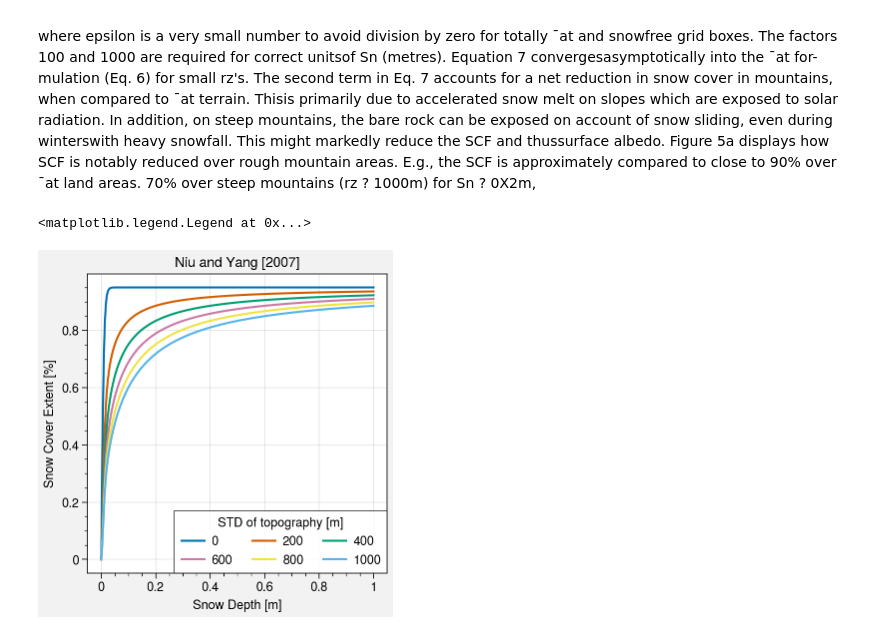
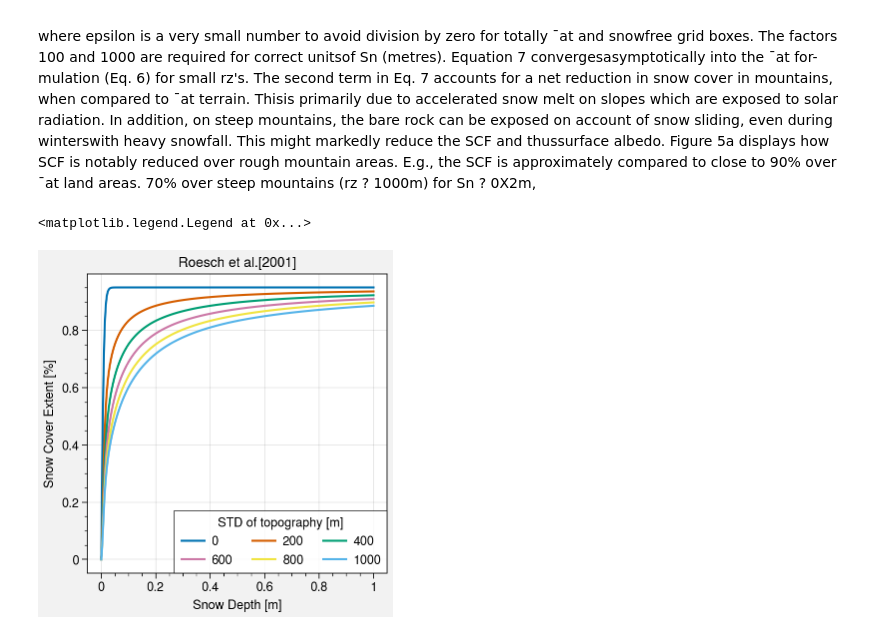
Before and after one commit to mickaellalande/PhD, a Jupyter notebook: local/SCE_SWE_parametization/Roesch2001.ipynb, the cells around one changed output. Saved outputs shown, nothing was run; the diff lists cells and outputs as text; code cells hidden in the pictures.

```diff
--- a/local/SCE_SWE_parametization/Roesch2001.ipynb
+++ b/local/SCE_SWE_parametization/Roesch2001.ipynb
@@ -23,22 +23,22 @@ sigma_z = 0 # Standard deviation of topography [m]
 # %%
 sigma_z_list = plot.arange(0,1000,200)
 
 fig, axs = plot.subplots(axwidth=3)
 
 axs.format(
     xlabel='Snow Depth [m]',
     ylabel='Snow Cover Extent [%]',
-    title='Niu and Yang [2007]'
+    title='Roesch et al.[2001]'
 )
 
 hs = []
 for sigma_z in sigma_z_list:
     y = F_R01(SWE, eps, sigma_z)
     x = SWE
     h = axs[0].plot(x, y, label=sigma_z)
     hs.append(h)
 
 axs.legend(hs, label='STD of topography [m]')
 # %% [output]
 <matplotlib.legend.Legend at 0x...>
-[figure, old version]
+[figure, new version]
```
Also changed, not shown: 3 other files.
